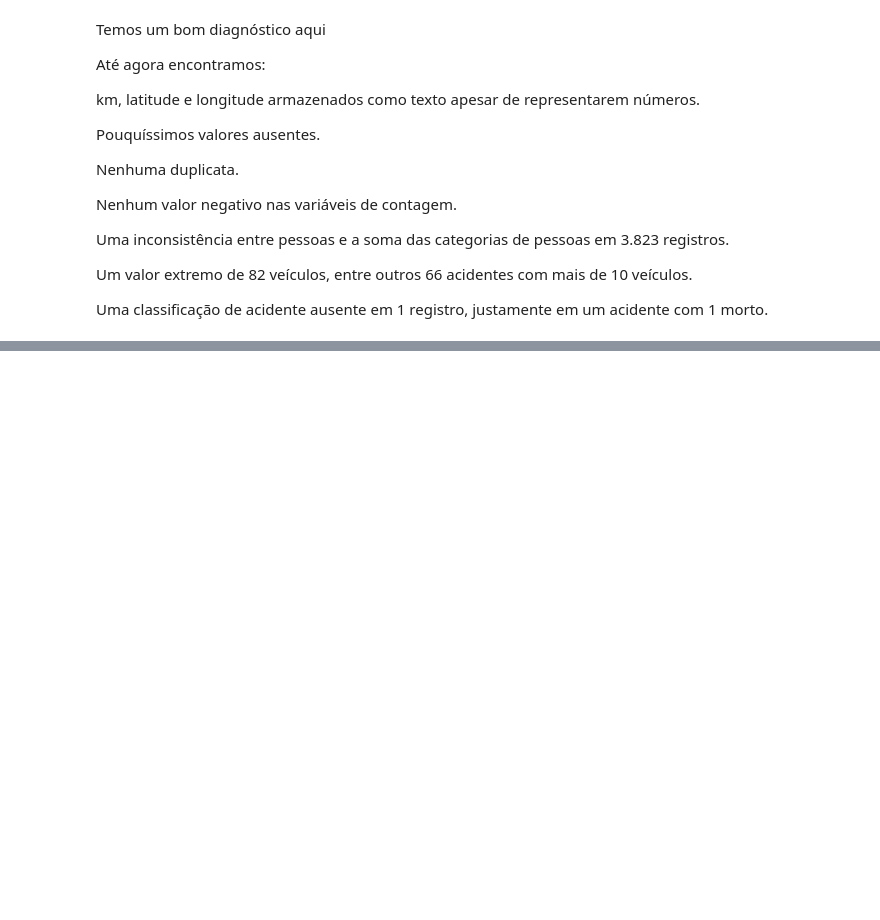
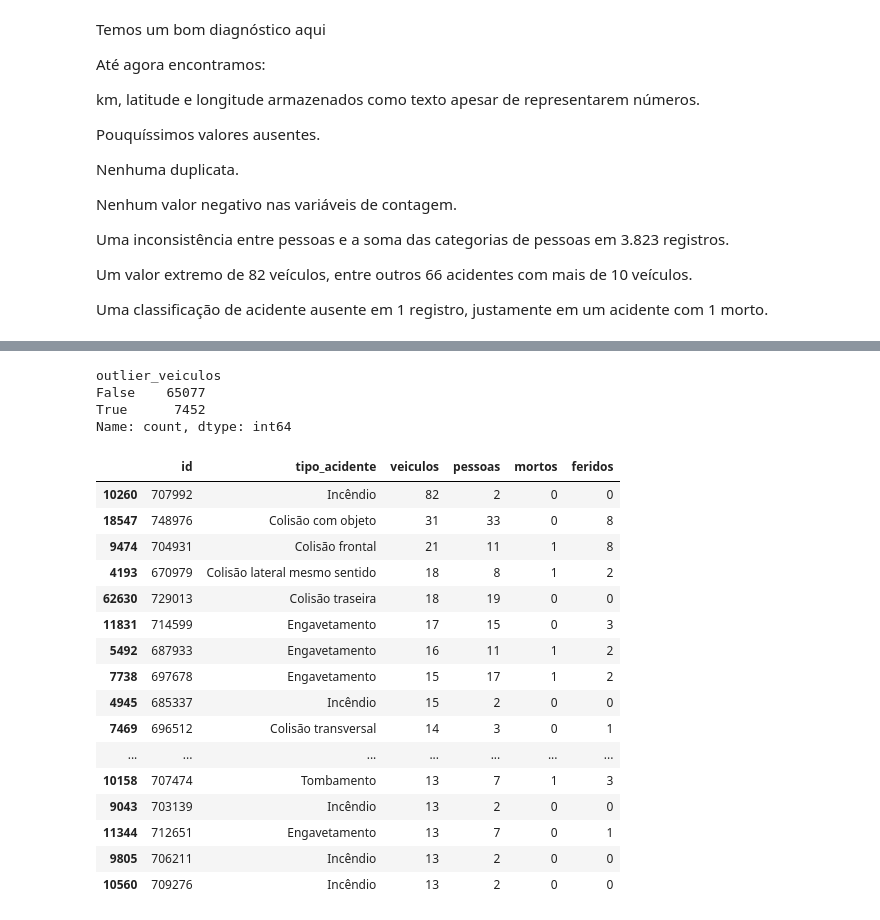
Before and after one commit to amalicef-sys/Projeto-Caixaverso-2026, a Jupyter notebook: analise/analise_acidentes_2025.ipynb, the cells around one changed output, grey strips where cells are left out. Saved outputs shown, nothing was run; the diff lists cells and outputs as text; code cells hidden in the pictures; blank space fills up the shorter version.

Commit message:
Atualiza análise de acidentes 2025

```diff
--- a/analise/analise_acidentes_2025.ipynb
+++ b/analise/analise_acidentes_2025.ipynb
@@ -945,0 +1372,20 @@ Uma classificação de acidente ausente em 1 registro, justamente em um acidente
+# %%
+def calcular_limites(grupo):
+    Q1 = grupo['veiculos'].quantile(0.25)
+    Q3 = grupo['veiculos'].quantile(0.75)
+    IQR = Q3 - Q1
+
+    limite_inferior = Q1 - 1.5 * IQR
+    limite_superior = Q3 + 1.5 * IQR
+
+    return pd.Series({
+        'Q1': Q1,
+        'Q3': Q3,
+        'IQR': IQR,
+        'limite_inferior': limite_inferior,
+        'limite_superior': limite_superior
+    })
+
+limites_por_tipo = df.groupby('tipo_acidente').apply(calcular_limites)
+
+limites_por_tipo
@@ -945,0 +1412,44 @@ Uma classificação de acidente ausente em 1 registro, justamente em um acidente
+# %%
+# Identifica os outliers de veículos dentro de cada tipo de acidente
+
+df_out = df.merge(
+    limites_por_tipo[['limite_inferior', 'limite_superior']],
+    left_on='tipo_acidente',
+    right_index=True,
+    how='left'
+)
+
+df_out['outlier_veiculos'] = (
+    (df_out['veiculos'] < df_out['limite_inferior']) |
+    (df_out['veiculos'] > df_out['limite_superior'])
+)
+
+df_out['outlier_veiculos'].value_counts()
+# %% [output]
+outlier_veiculos
+False    65077
+True      7452
+Name: count, dtype: int64
+# %%
+df_out[df_out['outlier_veiculos']][
+    ['id', 'tipo_acidente', 'veiculos',
+     'pessoas', 'mortos', 'feridos']
+].sort_values('veiculos', ascending=False).head(20)
+# %% [output]
+|  | id | tipo_acidente | veiculos | pessoas | mortos | feridos |
+| 10260 | 707992 | Incêndio | 82 | 2 | 0 | 0 |
+| 18547 | 748976 | Colisão com objeto | 31 | 33 | 0 | 8 |
+| 9474 | 704931 | Colisão frontal | 21 | 11 | 1 | 8 |
+| 4193 | 670979 | Colisão lateral mesmo sentido | 18 | 8 | 1 | 2 |
+| 62630 | 729013 | Colisão traseira | 18 | 19 | 0 | 0 |
+| 11831 | 714599 | Engavetamento | 17 | 15 | 0 | 3 |
+| 5492 | 687933 | Engavetamento | 16 | 11 | 1 | 2 |
+| 7738 | 697678 | Engavetamento | 15 | 17 | 1 | 2 |
+| 4945 | 685337 | Incêndio | 15 | 2 | 0 | 0 |
+| 7469 | 696512 | Colisão transversal | 14 | 3 | 0 | 1 |
+| ... | ... | ... | ... | ... | ... | ... |
+| 10158 | 707474 | Tombamento | 13 | 7 | 1 | 3 |
+| 9043 | 703139 | Incêndio | 13 | 2 | 0 | 0 |
+| 11344 | 712651 | Engavetamento | 13 | 7 | 0 | 1 |
+| 9805 | 706211 | Incêndio | 13 | 2 | 0 | 0 |
+| 10560 | 709276 | Incêndio | 13 | 2 | 0 | 0 |
```
Also changed, not shown: parts of 36 cells of this notebook, 1 other file.
